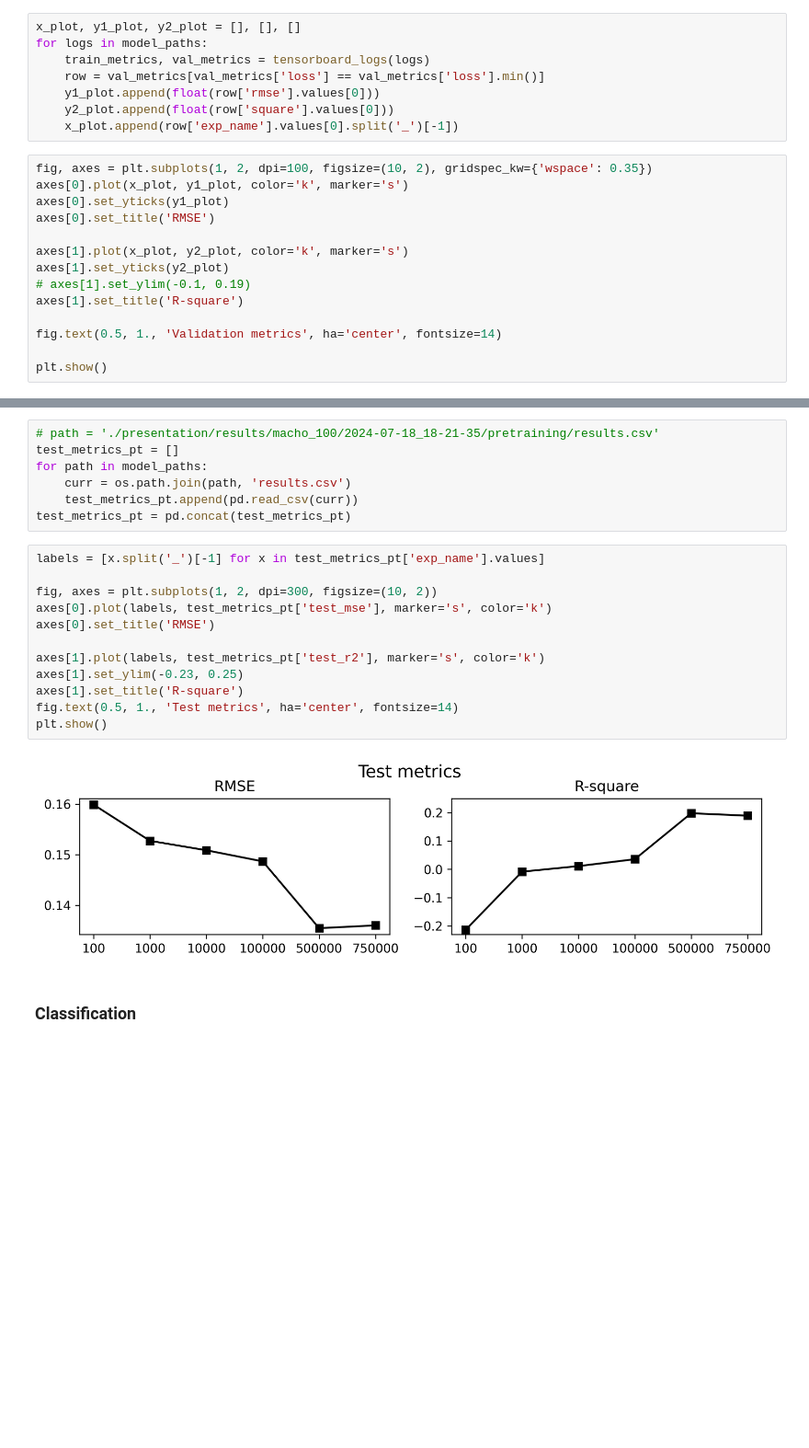
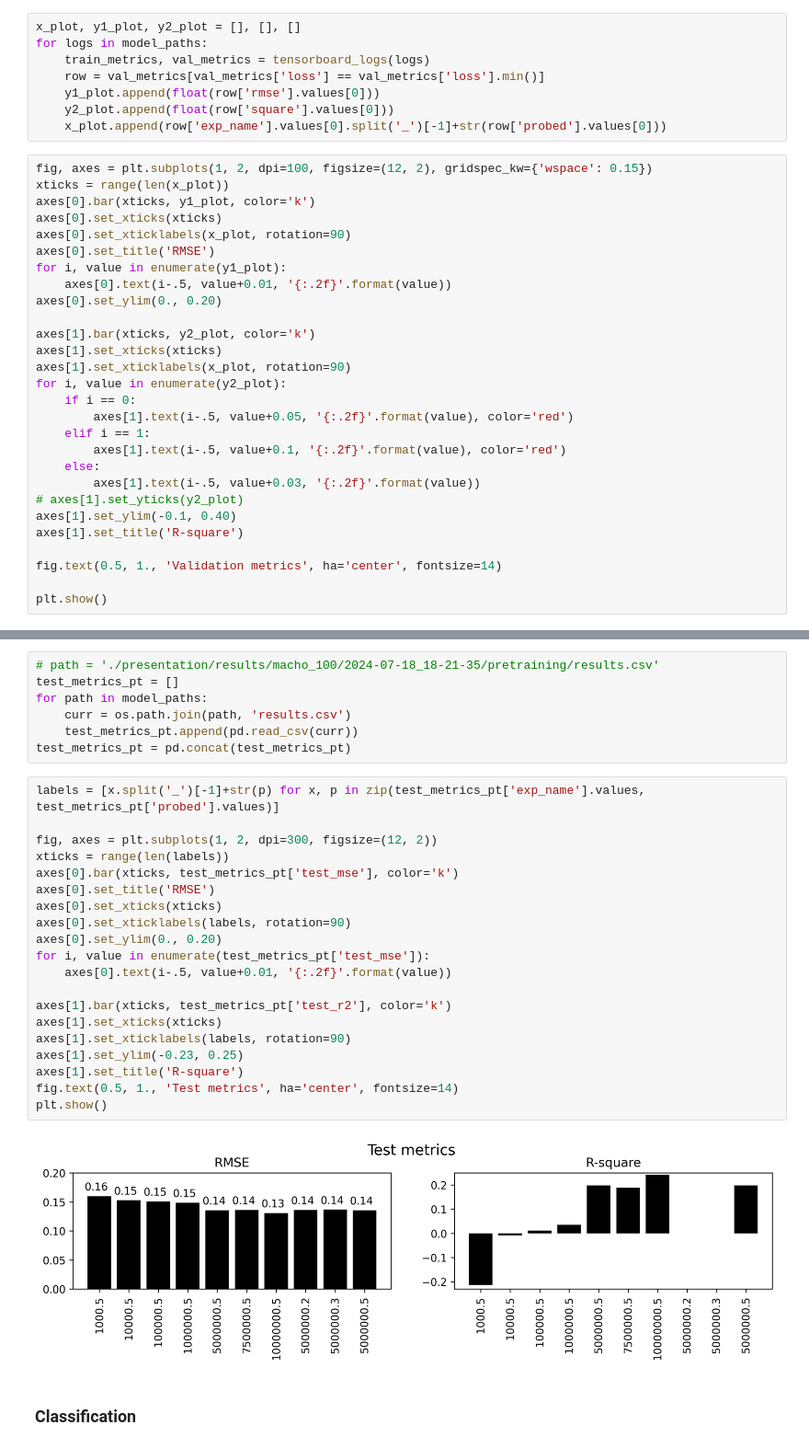
Before and after one commit to cridonoso/astromer, a Jupyter notebook: presentation/notebooks/Pretraining.ipynb, the cells around one changed output, grey strips where cells are left out. Shown at 92% size. Saved outputs shown, nothing was run; the diff lists cells and outputs as text; blank space fills up the shorter version.

```diff
--- a/presentation/notebooks/Pretraining.ipynb
+++ b/presentation/notebooks/Pretraining.ipynb
@@ -40,16 +48,30 @@ for logs in model_paths:
     row = val_metrics[val_metrics['loss'] == val_metrics['loss'].min()]
     y1_plot.append(float(row['rmse'].values[0]))
     y2_plot.append(float(row['square'].values[0]))
-    x_plot.append(row['exp_name'].values[0].split('_')[-1])
+    x_plot.append(row['exp_name'].values[0].split('_')[-1]+str(row['probed'].values[0]))
 # %%
-fig, axes = plt.subplots(1, 2, dpi=100, figsize=(10, 2), gridspec_kw={'wspace': 0.35})
-axes[0].plot(x_plot, y1_plot, color='k', marker='s')
-axes[0].set_yticks(y1_plot)
+fig, axes = plt.subplots(1, 2, dpi=100, figsize=(12, 2), gridspec_kw={'wspace': 0.15})
+xticks = range(len(x_plot))
+axes[0].bar(xticks, y1_plot, color='k')
+axes[0].set_xticks(xticks)
+axes[0].set_xticklabels(x_plot, rotation=90)
 axes[0].set_title('RMSE')
+for i, value in enumerate(y1_plot):
+    axes[0].text(i-.5, value+0.01, '{:.2f}'.format(value))
+axes[0].set_ylim(0., 0.20)
 
-axes[1].plot(x_plot, y2_plot, color='k', marker='s')
-axes[1].set_yticks(y2_plot)
-# axes[1].set_ylim(-0.1, 0.19)
+axes[1].bar(xticks, y2_plot, color='k')
+axes[1].set_xticks(xticks)
+axes[1].set_xticklabels(x_plot, rotation=90)
+for i, value in enumerate(y2_plot):
+    if i == 0:
+        axes[1].text(i-.5, value+0.05, '{:.2f}'.format(value), color='red')
+    elif i == 1:
+        axes[1].text(i-.5, value+0.1, '{:.2f}'.format(value), color='red')
+    else:
+        axes[1].text(i-.5, value+0.03, '{:.2f}'.format(value))
+# axes[1].set_yticks(y2_plot)
+axes[1].set_ylim(-0.1, 0.40)
 axes[1].set_title('R-square')
 
 fig.text(0.5, 1., 'Validation metrics', ha='center', fontsize=14)
@@ -67,19 +89,27 @@ for path in model_paths:
     test_metrics_pt.append(pd.read_csv(curr))
 test_metrics_pt = pd.concat(test_metrics_pt)
 # %%
-labels = [x.split('_')[-1] for x in test_metrics_pt['exp_name'].values]
+labels = [x.split('_')[-1]+str(p) for x, p in zip(test_metrics_pt['exp_name'].values, test_metrics_pt['probed'].values)]
 
-fig, axes = plt.subplots(1, 2, dpi=300, figsize=(10, 2))
-axes[0].plot(labels, test_metrics_pt['test_mse'], marker='s', color='k')
+fig, axes = plt.subplots(1, 2, dpi=300, figsize=(12, 2))
+xticks = range(len(labels))
+axes[0].bar(xticks, test_metrics_pt['test_mse'], color='k')
 axes[0].set_title('RMSE')
+axes[0].set_xticks(xticks)
+axes[0].set_xticklabels(labels, rotation=90)
+axes[0].set_ylim(0., 0.20)
+for i, value in enumerate(test_metrics_pt['test_mse']):
+    axes[0].text(i-.5, value+0.01, '{:.2f}'.format(value))
 
-axes[1].plot(labels, test_metrics_pt['test_r2'], marker='s', color='k')
+axes[1].bar(xticks, test_metrics_pt['test_r2'], color='k')
+axes[1].set_xticks(xticks)
+axes[1].set_xticklabels(labels, rotation=90)
 axes[1].set_ylim(-0.23, 0.25)
 axes[1].set_title('R-square')
 fig.text(0.5, 1., 'Test metrics', ha='center', fontsize=14)
 plt.show()
 # %% [output]
-[figure, old version]
+[figure, new version]
 # %% [markdown]
 ### Classification
 # %%
```
Also changed, not shown: parts of 5 cells of this notebook, 9 other files.
